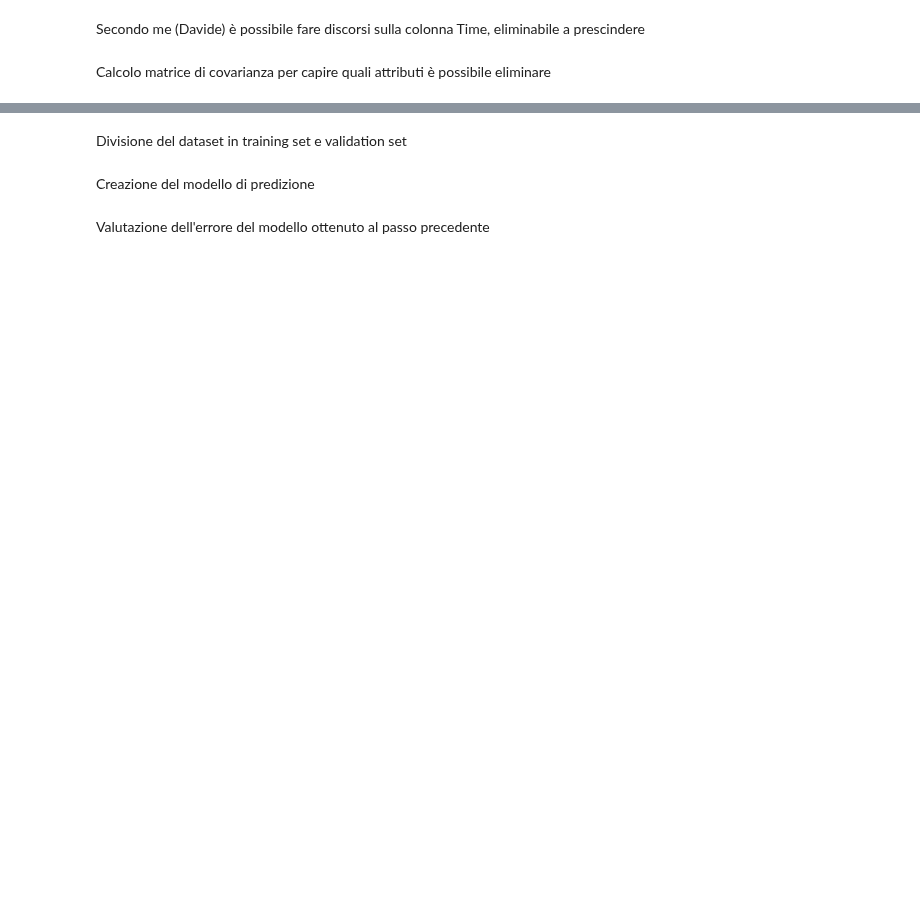
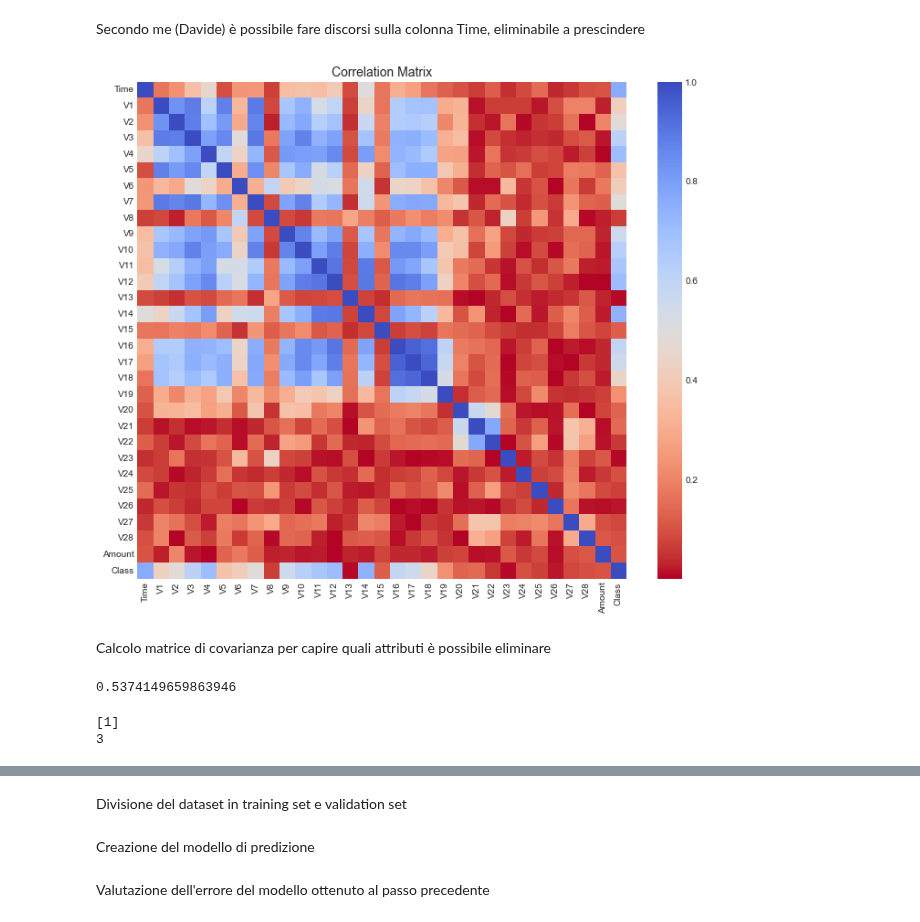
Before and after one commit to giridhar123/BigData, a Jupyter notebook: Notebook.ipynb, the cells around one changed output, grey strips where cells are left out. Cells and saved outputs as stored; diff of their text form; code cells hidden in the pictures; blank space fills up the shorter version.

```diff
--- a/Notebook.ipynb
+++ b/Notebook.ipynb
@@ -50,4 +99,53 @@ nullValues.show()
 # %% [markdown]
 Secondo me (Davide) è possibile fare discorsi sulla colonna Time, eliminabile a prescindere
+# %%
+import seaborn as sns
+
+# shuffle before creating subsamples
+
+df_fraud = df.loc[df.Class == 1]
+df_non_fraud = df.loc[df.Class == 0][1000:1492]
+
+dfFifty = pd.concat([df_fraud, df_non_fraud])
+
+plt.figure(figsize=(12, 10))
+corr = dfFifty.corr()
+corr = pd.DataFrame.abs(corr)
+fig = sns.heatmap(corr, cmap='coolwarm_r', annot_kws={'size':20})
+fig.set_title('Correlation Matrix', fontsize=14)
+plt.show()
+# %% [output]
+[figure, added]
 # %% [markdown]
 Calcolo matrice di covarianza per capire quali attributi è possibile eliminare
+# %%
+soglia = 0.05
+#print(corr["Class"] < soglia)
+#droppiamo V13 e V23 perchè minori della soglia
+dfFinal = df.drop(["V13", "V23"], axis = 1)
+
+X = dfFinal.iloc[:, dfFinal.columns != 'Class']
+y = dfFinal.iloc[:, dfFinal.columns == 'Class']
+
+from sklearn.model_selection import train_test_split
+X_train, X_test, y_train, y_test = train_test_split (X, y, test_size = 0.3, random_state = 50)
+
+from sklearn.metrics import recall_score
+from sklearn.neural_network import MLPClassifier
+
+MLPC = MLPClassifier(hidden_layer_sizes=(200,), max_iter=10000)
+MLPC.fit(X_train, y_train.values.ravel())
+y_pred = MLPC.predict(X_test)
+# Obtenemos valores de recall
+recall_acc = recall_score(y_test,y_pred)
+print(recall_acc)
+# %% [output]
+0.5374149659863946
+# %%
+X_prova = np.array([6986,-4.39797444171999,1.35836702839758,-2.5928442182573,2.67978696694832,-1.12813094208956,-1.70653638774951,-3.49619729302467,-0.248777743025673,-0.24776789948008,-4.80163740602813,4.89584422347523,-10.9128193194019,-6.77109672468083,-0.00732618257771211,-7.35808322132346,-12.5984185405511,-5.13154862842983,0.308333945758691,-0.17160787864796,0.573574068424352,0.176967718048195,-0.0535018648884285,0.252405261951833,-0.657487754764504,-0.827135714578603,0.849573379985768,59])
+X_prova = np.reshape(X_prova, (1, -1))
+print(MLPC.predict(X_prova))
+print(MLPC.n_layers_)
+# %% [output]
+[1]
+3
```
Also changed, not shown: parts of 11 cells of this notebook.
